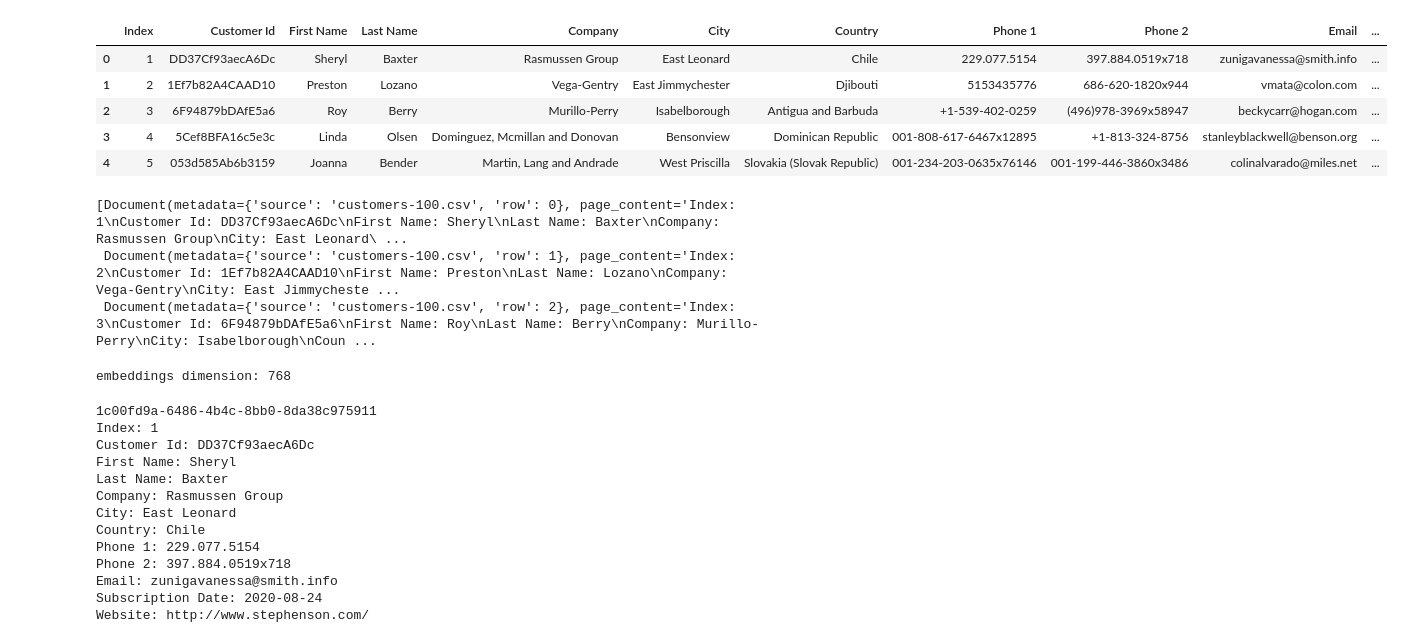
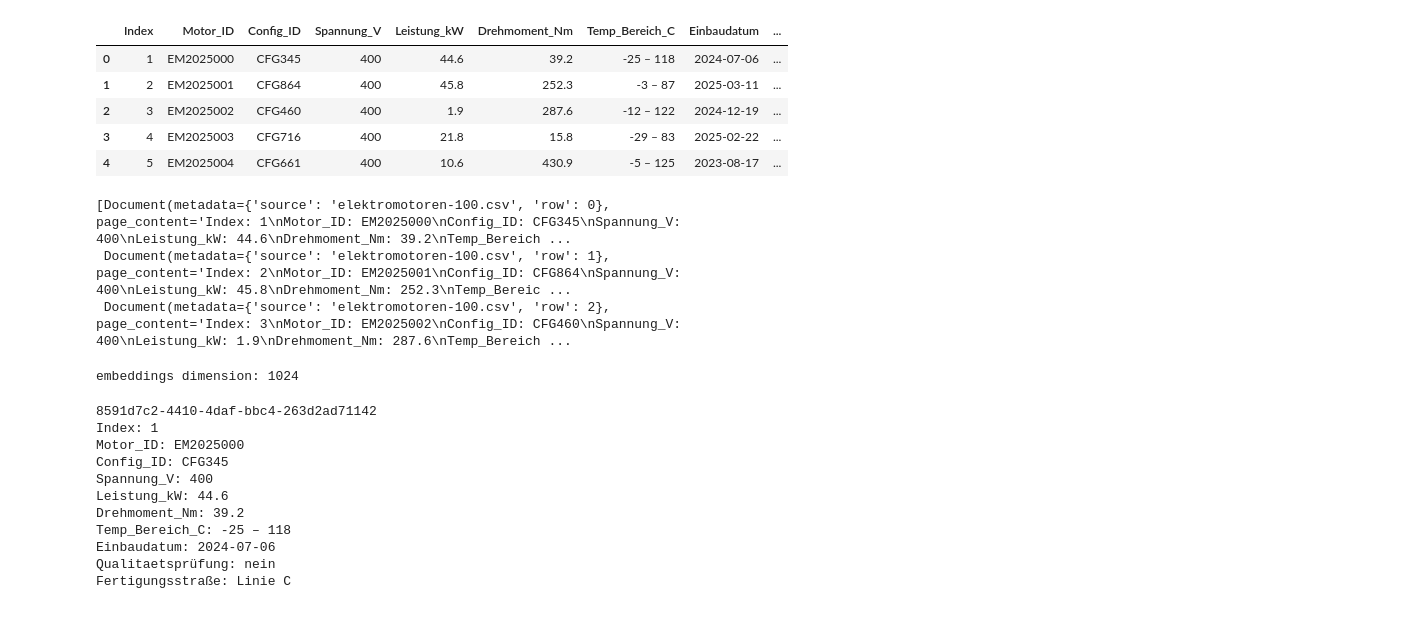
Before and after one commit to daniel8903/rag-retriever, a Jupyter notebook: main.ipynb, the cells around one changed output. Drawn from its saved outputs; the diff is of its cells as text; code cells hidden in the pictures.

```diff
--- a/main.ipynb
+++ b/main.ipynb
@@ -41,24 +61,24 @@ import faiss
 # %%
 file_path = 'elektromotoren-100.csv'
-file_path = 'customers-100.csv'
+# file_path = 'customers-100.csv'
 data = pd.read_csv(file_path)
 data.head()
 # %% [output]
-|  | Index | Customer Id | First Name | Last Name | Company | City | Country | Phone 1 | Phone 2 | Email | ... |
-| 0 | 1 | DD37Cf93aecA6Dc | Sheryl | Baxter | Rasmussen Group | East Leonard | Chile | 229.077.5154 | 397.884.0519x718 | zunigavanessa@smith.info | ... |
-| 1 | 2 | 1Ef7b82A4CAAD10 | Preston | Lozano | Vega-Gentry | East Jimmychester | Djibouti | 5153435776 | 686-620-1820x944 | vmata@colon.com | ... |
-| 2 | 3 | 6F94879bDAfE5a6 | Roy | Berry | Murillo-Perry | Isabelborough | Antigua and Barbuda | +1-539-402-0259 | (496)978-3969x58947 | beckycarr@hogan.com | ... |
-| 3 | 4 | 5Cef8BFA16c5e3c | Linda | Olsen | Dominguez, Mcmillan and Donovan | Bensonview | Dominican Republic | 001-808-617-6467x12895 | +1-813-324-8756 | stanleyblackwell@benson.org | ... |
-| 4 | 5 | 053d585Ab6b3159 | Joanna | Bender | Martin, Lang and Andrade | West Priscilla | Slovakia (Slovak Republic) | 001-234-203-0635x76146 | 001-199-446-3860x3486 | colinalvarado@miles.net | ... |
+|  | Index | Motor_ID | Config_ID | Spannung_V | Leistung_kW | Drehmoment_Nm | Temp_Bereich_C | Einbaudatum | ... |
+| 0 | 1 | EM2025000 | CFG345 | 400 | 44.6 | 39.2 | -25 – 118 | 2024-07-06 | ... |
+| 1 | 2 | EM2025001 | CFG864 | 400 | 45.8 | 252.3 | -3 – 87 | 2025-03-11 | ... |
+| 2 | 3 | EM2025002 | CFG460 | 400 | 1.9 | 287.6 | -12 – 122 | 2024-12-19 | ... |
+| 3 | 4 | EM2025003 | CFG716 | 400 | 21.8 | 15.8 | -29 – 83 | 2025-02-22 | ... |
+| 4 | 5 | EM2025004 | CFG661 | 400 | 10.6 | 430.9 | -5 – 125 | 2023-08-17 | ... |
 # %%
 # Load documents
 loader = CSVLoader(file_path=file_path)
 docs = loader.load_and_split()
 docs[0:3]
 # %% [output]
-[Document(metadata={'source': 'customers-100.csv', 'row': 0}, page_content='Index: 1\nCustomer Id: DD37Cf93aecA6Dc\nFirst Name: Sheryl\nLast Name: Baxter\nCompany: Rasmussen Group\nCity: East Leonard\ ...
- Document(metadata={'source': 'customers-100.csv', 'row': 1}, page_content='Index: 2\nCustomer Id: 1Ef7b82A4CAAD10\nFirst Name: Preston\nLast Name: Lozano\nCompany: Vega-Gentry\nCity: East Jimmycheste ...
- Document(metadata={'source': 'customers-100.csv', 'row': 2}, page_content='Index: 3\nCustomer Id: 6F94879bDAfE5a6\nFirst Name: Roy\nLast Name: Berry\nCompany: Murillo-Perry\nCity: Isabelborough\nCoun ...
+[Document(metadata={'source': 'elektromotoren-100.csv', 'row': 0}, page_content='Index: 1\nMotor_ID: EM2025000\nConfig_ID: CFG345\nSpannung_V: 400\nLeistung_kW: 44.6\nDrehmoment_Nm: 39.2\nTemp_Bereich ...
+ Document(metadata={'source': 'elektromotoren-100.csv', 'row': 1}, page_content='Index: 2\nMotor_ID: EM2025001\nConfig_ID: CFG864\nSpannung_V: 400\nLeistung_kW: 45.8\nDrehmoment_Nm: 252.3\nTemp_Bereic ...
+ Document(metadata={'source': 'elektromotoren-100.csv', 'row': 2}, page_content='Index: 3\nMotor_ID: EM2025002\nConfig_ID: CFG460\nSpannung_V: 400\nLeistung_kW: 1.9\nDrehmoment_Nm: 287.6\nTemp_Bereich ...
 # %%
 # Use BGE Embeddings
 if file_path == "elektromotoren-100.csv":
@@ -78,26 +98,24 @@ vector_store = FAISS(
     index_to_docstore_id={}
 )
 # %% [output]
-embeddings dimension: 768
+embeddings dimension: 1024
 # %%
 vector_store.add_documents(documents=docs)
 doc_id = list(vector_store.docstore._dict.keys())[0]
 print(doc_id)
 print(vector_store.docstore._dict[doc_id].page_content)
 # %% [output]
-1c00fd9a-6486-4b4c-8bb0-8da38c975911
+8591d7c2-4410-4daf-bbc4-263d2ad71142
 Index: 1
-Customer Id: DD37Cf93aecA6Dc
-First Name: Sheryl
-Last Name: Baxter
-Company: Rasmussen Group
-City: East Leonard
-Country: Chile
-Phone 1: 229.077.5154
-Phone 2: 397.884.0519x718
-Email: zunigavanessa@smith.info
-Subscription Date: 2020-08-24
-Website: http://www.stephenson.com/
+Motor_ID: EM2025000
+Config_ID: CFG345
+Spannung_V: 400
+Leistung_kW: 44.6
+Drehmoment_Nm: 39.2
+Temp_Bereich_C: -25 – 118
+Einbaudatum: 2024-07-06
+Qualitaetsprüfung: nein
+Fertigungsstraße: Linie C
 # %%
 # # Use Mistral 7B via ctransformers
 # llm = CTransformers(
```
Also changed, not shown: parts of 9 cells of this notebook.
